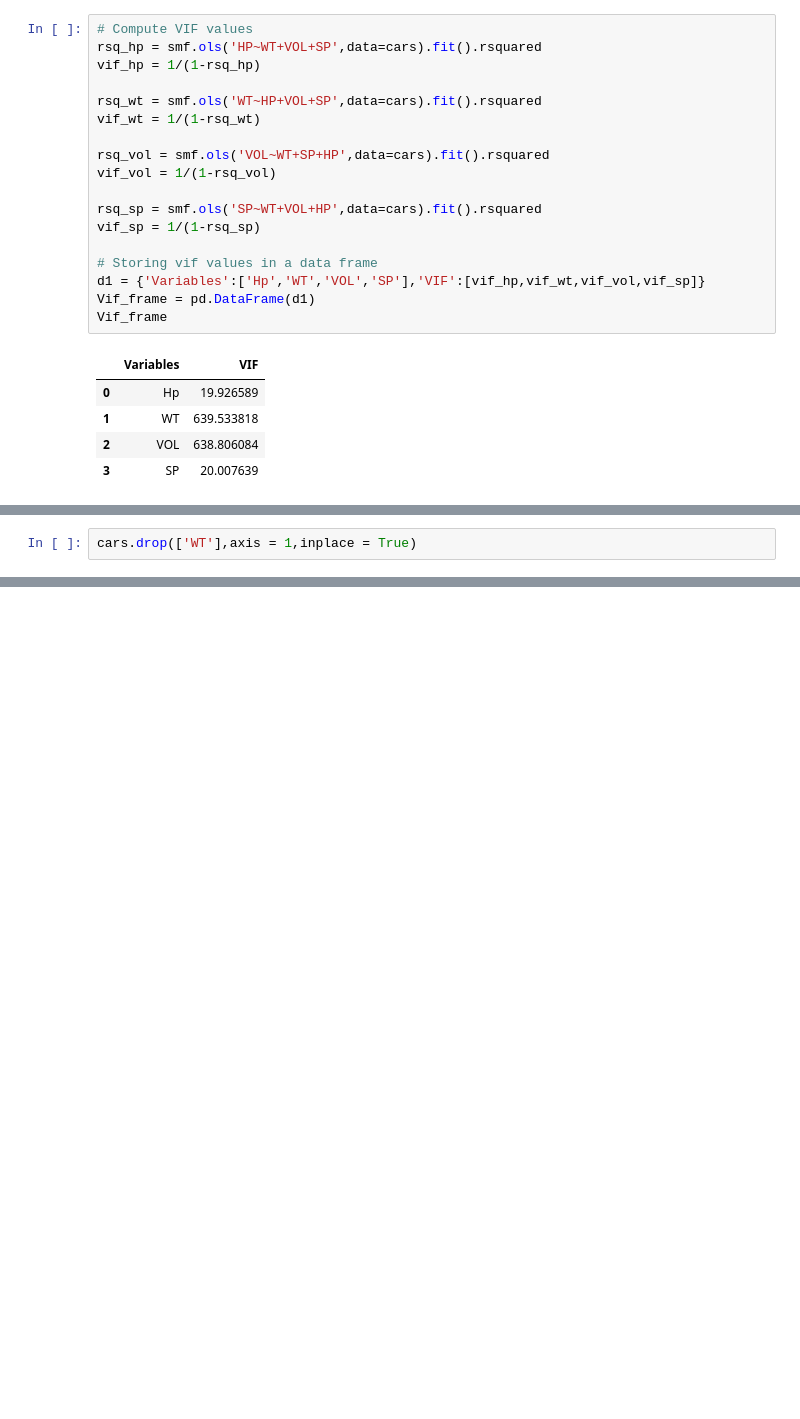
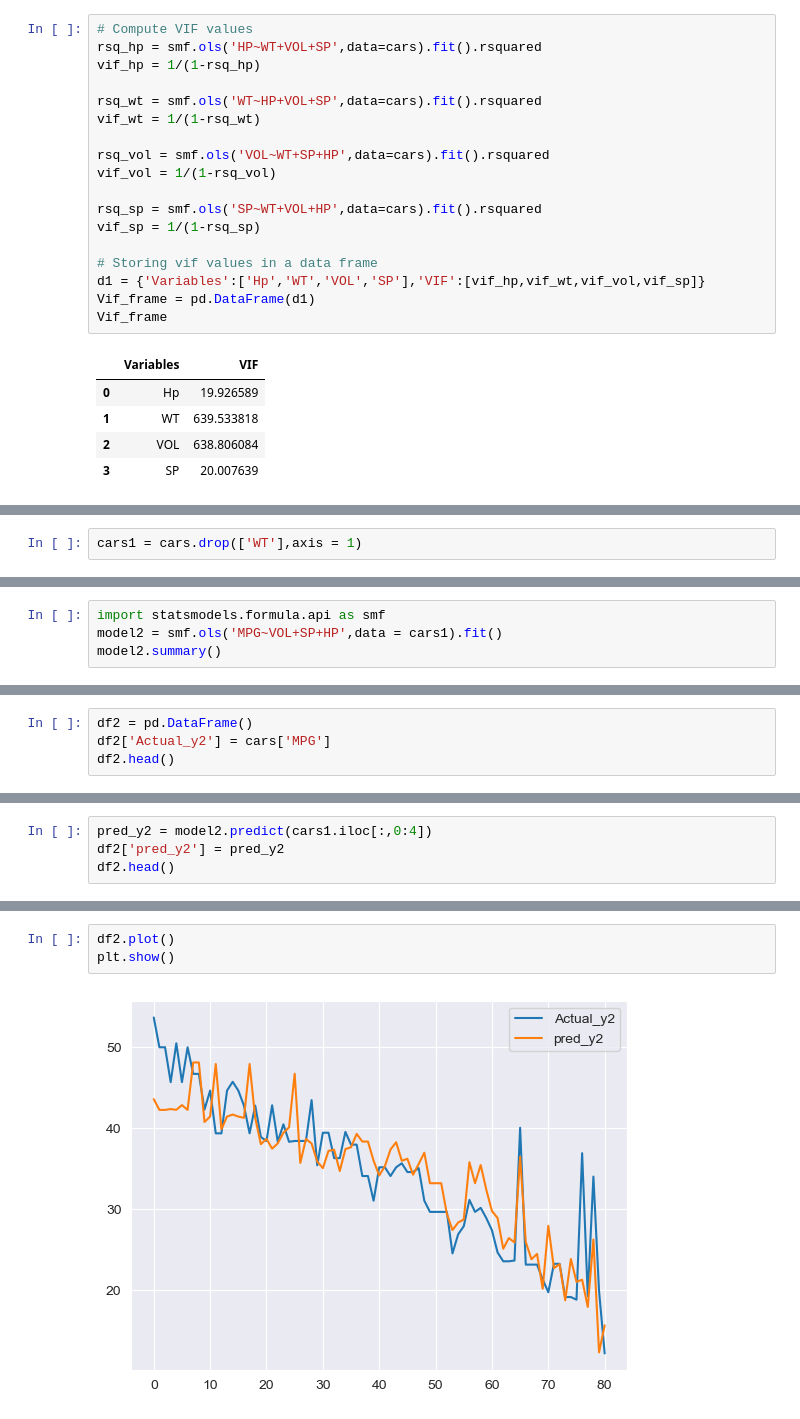
Before and after one commit to AbhinavAlluvada/DevProgram, a Jupyter notebook: MultipleLinearRegression.ipynb, the cells around one changed output, grey strips where cells are left out. Saved outputs shown, nothing was run; the diff lists cells and outputs as text; blank space fills up the shorter version.

```diff
--- a/MultipleLinearRegression.ipynb
+++ b/MultipleLinearRegression.ipynb
@@ -308,3 +314,3 @@ Vif_frame
 # %%
-cars.drop(['WT'],axis = 1,inplace = True)
+cars1 = cars.drop(['WT'],axis = 1)
 # %%
@@ -318,0 +341,4 @@ cars.head()
+# %%
+import statsmodels.formula.api as smf
+model2 = smf.ols('MPG~VOL+SP+HP',data = cars1).fit()
+model2.summary()
@@ -318,0 +371,4 @@ cars.head()
+# %%
+df2 = pd.DataFrame()
+df2['Actual_y2'] = cars['MPG']
+df2.head()
@@ -318,0 +382,4 @@ cars.head()
+# %%
+pred_y2 = model2.predict(cars1.iloc[:,0:4])
+df2['pred_y2'] = pred_y2
+df2.head()
@@ -318,0 +393,5 @@ cars.head()
+# %%
+df2.plot()
+plt.show()
+# %% [output]
+[figure, added]
```
Also changed, not shown: parts of 18 cells of this notebook.
